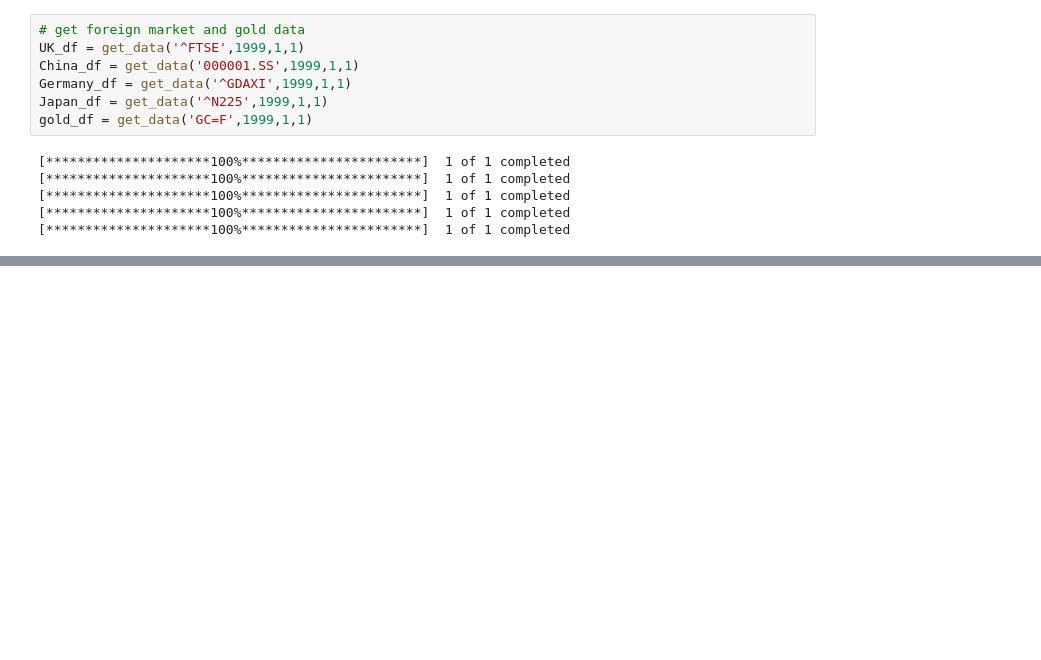
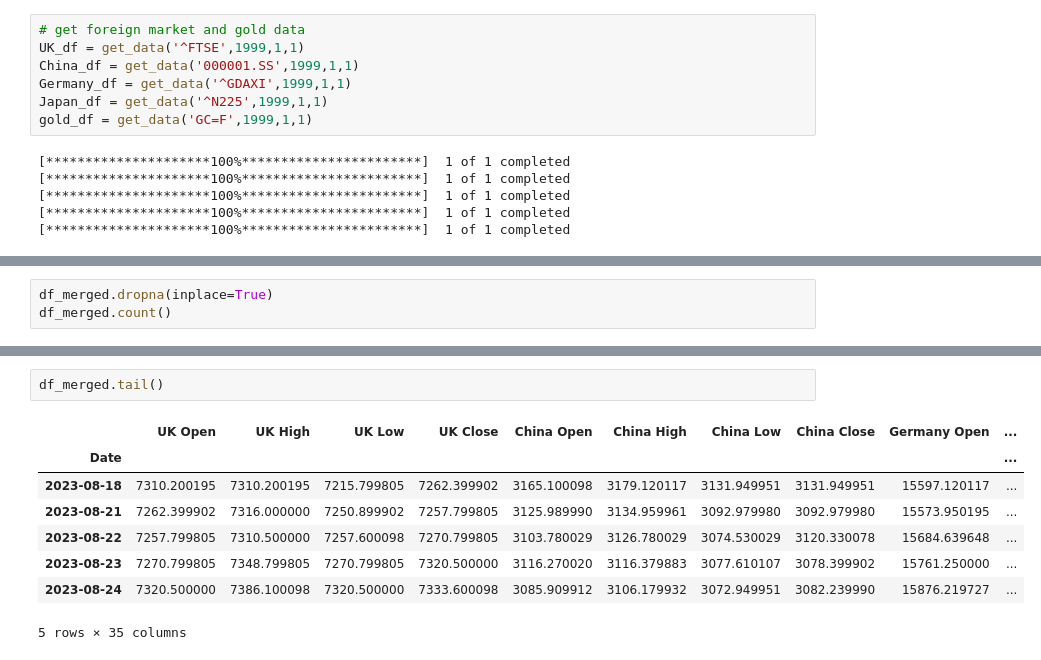
Before and after one commit to kennysiegler/project-four, a Jupyter notebook: RandomForestSPY_Ed.ipynb, the cells around one changed output, grey strips where cells are left out. Saved outputs shown, nothing was run; the diff lists cells and outputs as text; blank space fills up the shorter version.

```diff
--- a/RandomForestSPY_Ed.ipynb
+++ b/RandomForestSPY_Ed.ipynb
@@ -235,0 +305,3 @@ df_merged
+# %%
+df_merged.dropna(inplace=True)
+df_merged.count()
@@ -236,2 +326,13 @@ df_merged
+# %%
+df_merged.tail()
+# %% [output]
+|  | UK Open | UK High | UK Low | UK Close | China Open | China High | China Low | China Close | Germany Open | ... |
+| Date |  |  |  |  |  |  |  |  |  | ... |
+| 2023-08-18 | 7310.200195 | 7310.200195 | 7215.799805 | 7262.399902 | 3165.100098 | 3179.120117 | 3131.949951 | 3131.949951 | 15597.120117 | ... |
+| 2023-08-21 | 7262.399902 | 7316.000000 | 7250.899902 | 7257.799805 | 3125.989990 | 3134.959961 | 3092.979980 | 3092.979980 | 15573.950195 | ... |
+| 2023-08-22 | 7257.799805 | 7310.500000 | 7257.600098 | 7270.799805 | 3103.780029 | 3126.780029 | 3074.530029 | 3120.330078 | 15684.639648 | ... |
+| 2023-08-23 | 7270.799805 | 7348.799805 | 7270.799805 | 7320.500000 | 3116.270020 | 3116.379883 | 3077.610107 | 3078.399902 | 15761.250000 | ... |
+| 2023-08-24 | 7320.500000 | 7386.100098 | 7320.500000 | 7333.600098 | 3085.909912 | 3106.179932 | 3072.949951 | 3082.239990 | 15876.219727 | ... |
+5 rows × 35 columns
 # %%
 fit_train_score(df_merged,200,750)
```
Also changed, not shown: parts of 27 cells of this notebook, 2 other files.
